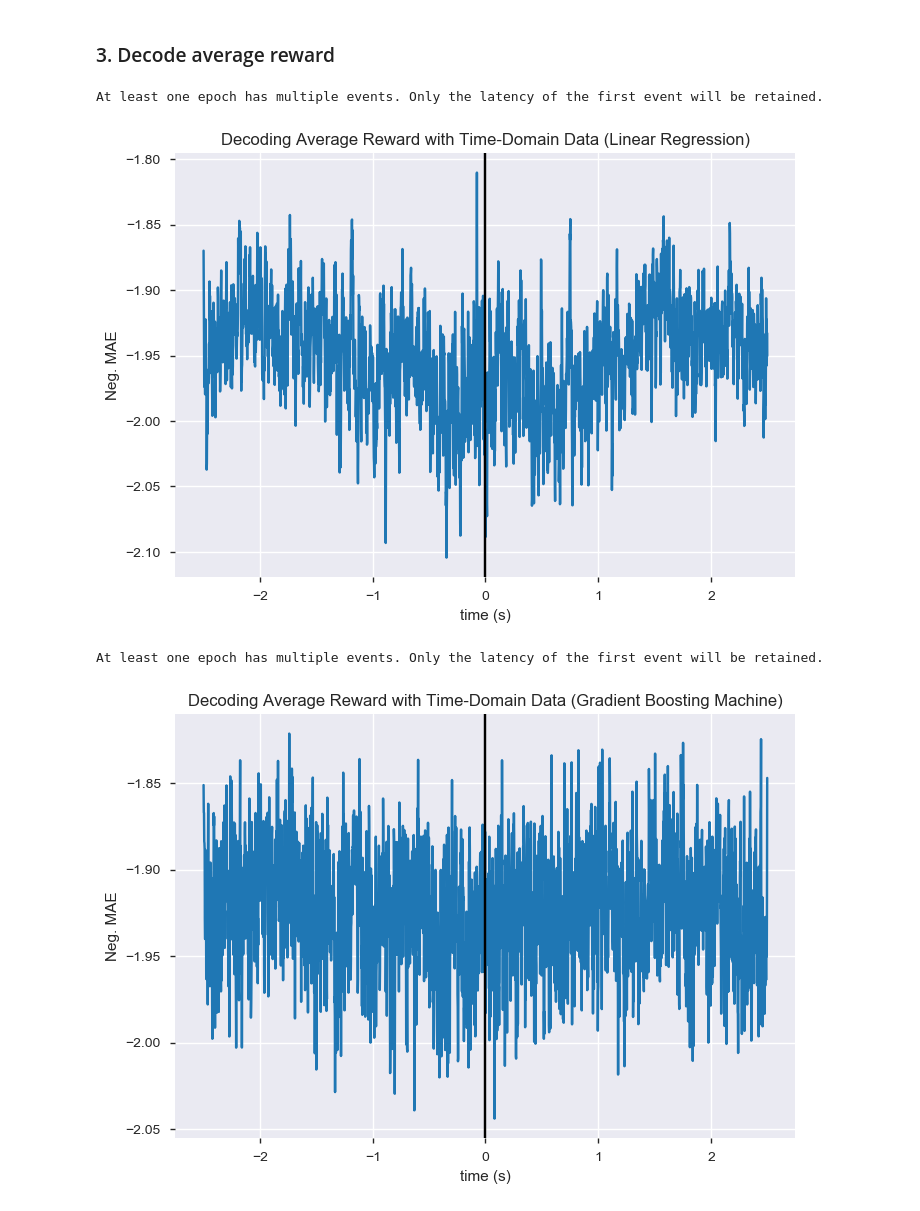
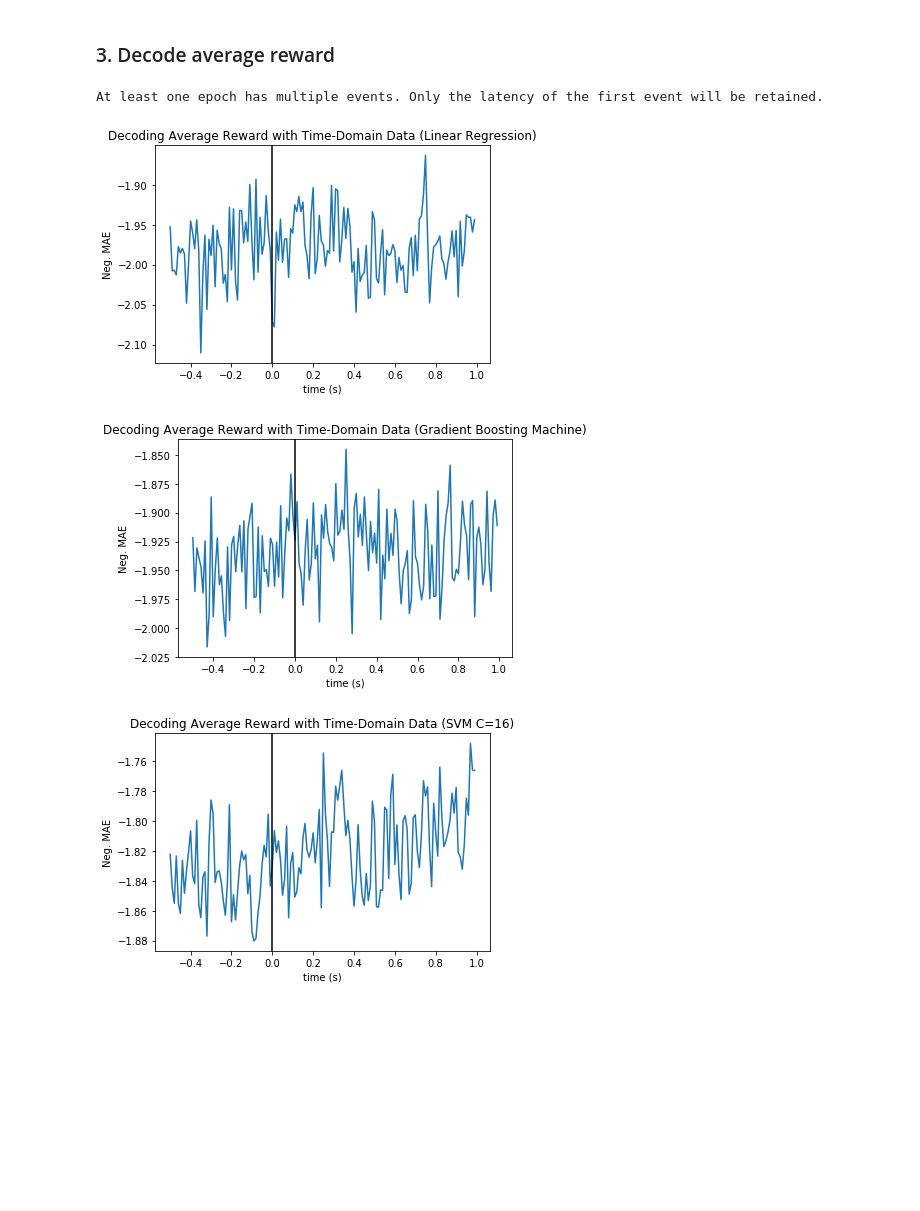
Before and after one commit to hauselin/ml-eeg, a Jupyter notebook: simon-conflict-task/decode_analysis.ipynb, the cells around one changed output. Cells and saved outputs as stored; diff of their text form; code cells hidden in the pictures; blank space fills up the shorter version.

Commit message:
[simon-conflict-task] resampled data prior to decoding

```diff
--- a/simon-conflict-task/decode_analysis.ipynb
+++ b/simon-conflict-task/decode_analysis.ipynb
@@ -210,6 +185,8 @@ def drop_na(epochs, df_design):
     return epochs, df_design
 
 def clean_epochs(epochs, df_design):
+    epochs = epochs.crop(-.5, 1.)
+    epochs = epochs.resample(100)
     epochs, df_design = drop(epochs, df_design, df_design['artifact_flag'] == 0)
     epochs, df_design = drop(epochs, df_design, df_design['acc_dc'] == 1)
     epochs, df_design = drop_na(epochs, df_design)
@@ -290,16 +265,17 @@ At least one epoch has multiple events. Only the latency of the first event will
 # %%
 epochs = load_epochs()
 X, y = get_regressor_training_data(epochs, df_design, 'avg_reward')
+
 scores = decode(X, y, linear_model.LinearRegression(), scoring='neg_mean_absolute_error', cv=4)
 plot_scores(epochs.times, scores, 'Neg. MAE', 'Decoding Average Reward with Time-Domain Data (Linear Regression)', chance=None)
+
+scores = decode(X, y, ensemble.GradientBoostingRegressor(), scoring='neg_mean_absolute_error', cv=4)
+plot_scores(epochs.times, scores, 'Neg. MAE', 'Decoding Average Reward with Time-Domain Data (Gradient Boosting Machine)', chance=None)
+
+scores = decode(X, y, svm.SVR(), scoring='neg_mean_absolute_error', cv=4)
+plot_scores(epochs.times, scores, 'Neg. MAE', 'Decoding Average Reward with Time-Domain Data (SVM C=%d)' % c, chance=None)
 # %% [output]
 At least one epoch has multiple events. Only the latency of the first event will be retained.
-[figure, old version]
+[figure, new version]
+[figure, added]
+[figure, added]
-# %%
-epochs = load_epochs()
-X, y = get_regressor_training_data(epochs, df_design, 'avg_reward')
-scores = decode(X, y, ensemble.GradientBoostingRegressor(), scoring='neg_mean_absolute_error', cv=4)
-plot_scores(epochs.times, scores, 'Neg. MAE', 'Decoding Average Reward with Time-Domain Data (Gradient Boosting Machine)', chance=None)
-# %% [output]
-At least one epoch has multiple events. Only the latency of the first event will be retained.
-[figure, removed]
```
Also changed, not shown: parts of 8 cells of this notebook, 3 other files.
